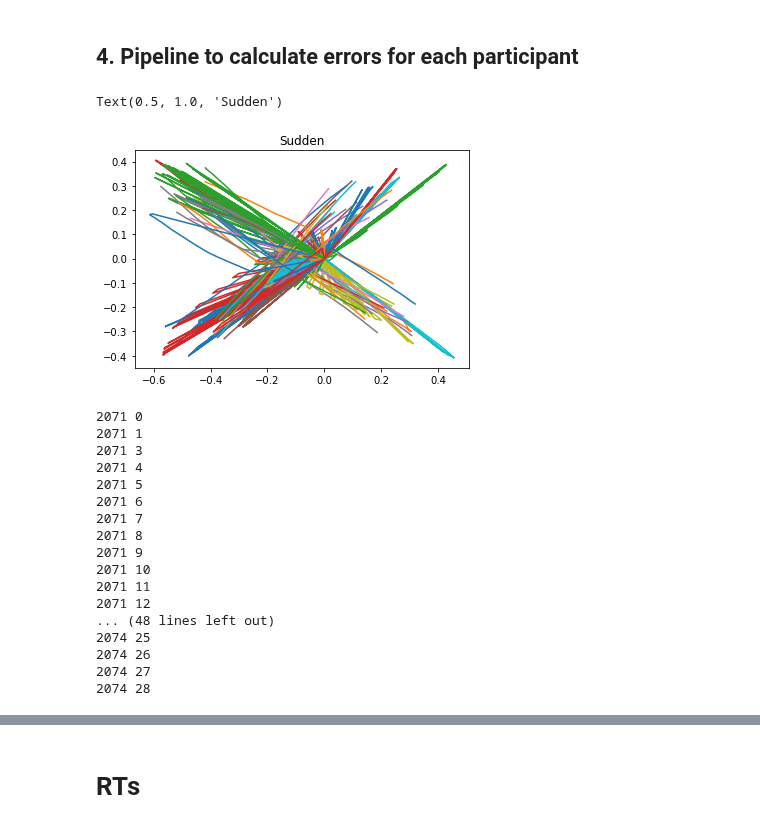
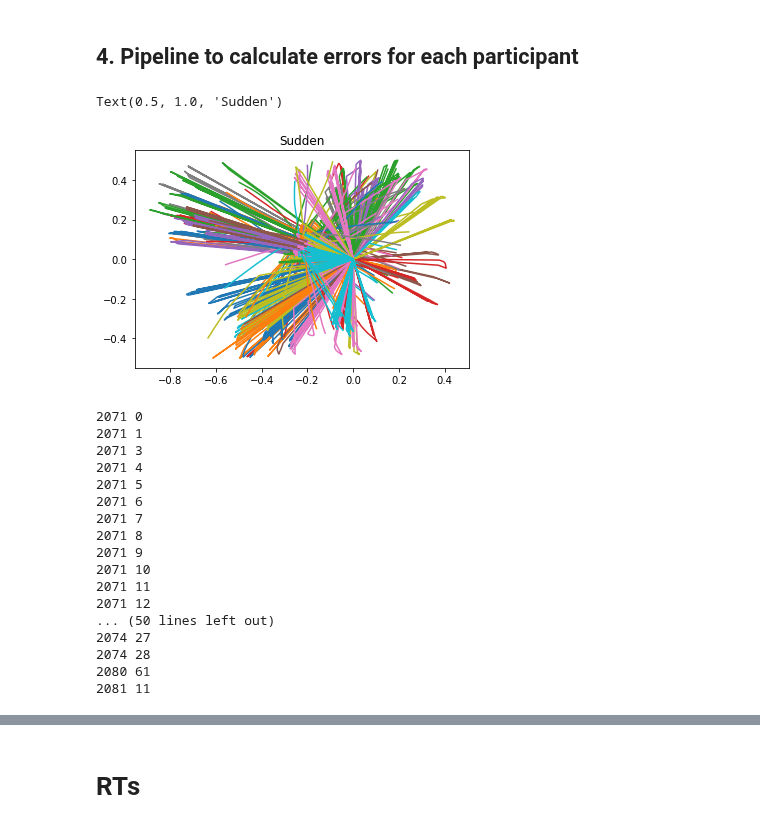
Before and after one commit to tejas-savalia/Lab-Codes, a Jupyter notebook: Visuomotor_Adaptation_psychopy_tablet/no_feedback/analysis/save_errors_and_RTs.ipynb, the cells around one changed output, grey strips where cells are left out. Drawn from its saved outputs; the diff is of its cells as text; code cells hidden in the pictures.

```diff
--- a/Visuomotor_Adaptation_psychopy_tablet/no_feedback/analysis/save_errors_and_RTs.ipynb
+++ b/Visuomotor_Adaptation_psychopy_tablet/no_feedback/analysis/save_errors_and_RTs.ipynb
@@ -160,16 +160,16 @@ def get_errors(participant):
     df['ang_errors'] = df['ang_errors_temp'].interpolate()
     return df
 # %%
-a, b, c = data_cleanup(data_read(2069))
+a, b, c = data_cleanup(data_read(2077))
 # %%
-for i in range(64, 128):
+for i in range(250, 350):
     plt.plot(b['rotated_mouse.x'][i], b['rotated_mouse.y'][i])
 plt.title('Sudden')
 # %% [output]
 Text(0.5, 1.0, 'Sudden')
-[figure, old version]
+[figure, new version]
 # %%
-num_participants = 16
+num_participants = 32
 ang_errors = np.zeros((num_participants, 768))
 errors = np.zeros((num_participants, 768))
 participant_ang_errors = np.zeros(num_participants, dtype = object)
@@ -191,9 +191,9 @@ for participant in range(2060, 2060+num_participants):
 2071 10
 2071 11
 2071 12
-... (48 lines left out)
-2074 25
-2074 26
+... (50 lines left out)
 2074 27
 2074 28
+2080 61
+2081 11
 # %%
```
Also changed, not shown: parts of 19 cells of this notebook, 10 other files.
